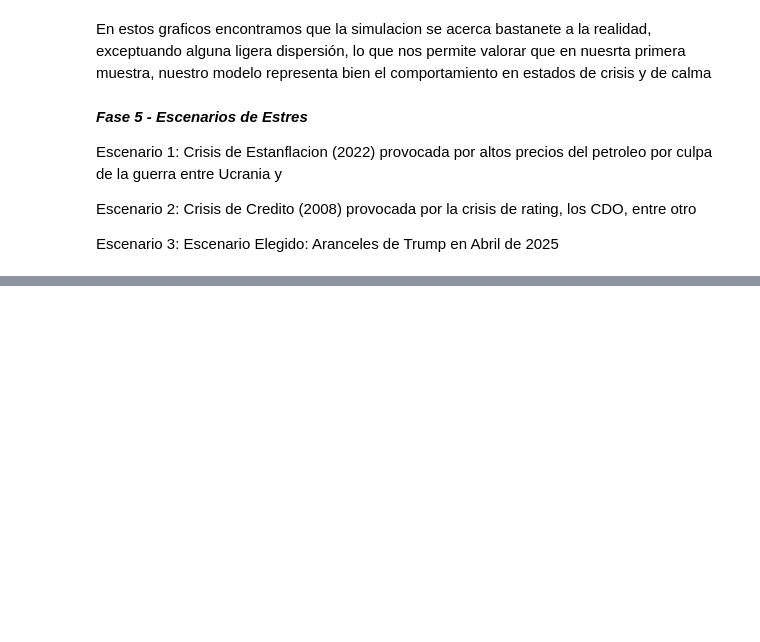
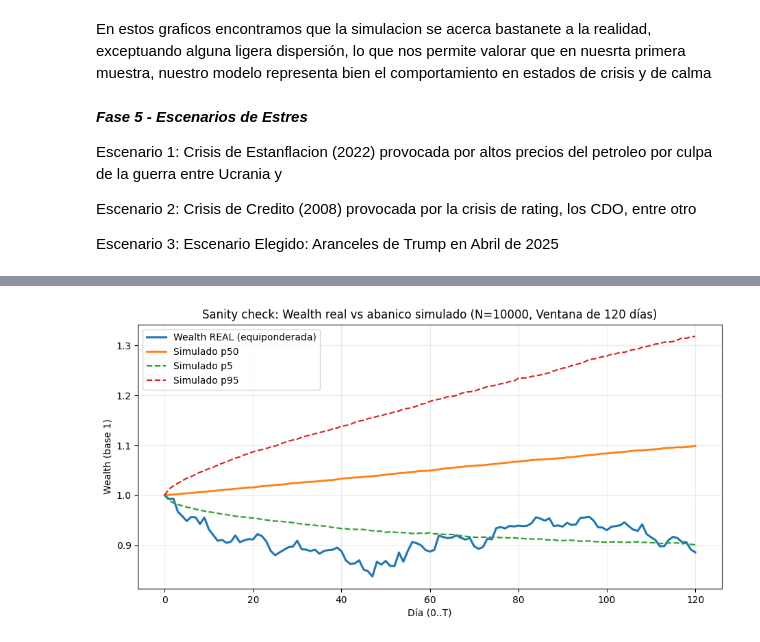
Before and after one commit to alonsodt/Practica-Riesgos-MIAX, a Jupyter notebook: Riesgos (1).ipynb, the cells around one changed output, grey strips where cells are left out. Drawn from its saved outputs; the diff is of its cells as text; code cells hidden in the pictures; blank space fills up the shorter version.

```diff
--- a/Riesgos (1).ipynb
+++ b/Riesgos (1).ipynb
@@ -2257,0 +1641,32 @@ ValueError: No consigo un subconjunto válido. k=2 | N_fit=60 | N_val=126 | n_da
+# %%
+sc_wealth = np.empty(simulation_window + 1)
+sc_wealth[0] = 1.0
+sc_wealth[1:] = np.cumprod(1.0 + sc_daily_percentage_returns.values)
+
+# Estado inicial para la simulación: estado al inicio de la ventana real (más “justo” para comparar)
+sc_windowed_crisis_prediction = wallet_crisis_prediction[second_case_start_date : second_case_end_date]
+sc_start_state = int(sc_windowed_crisis_prediction.iloc[0])
+
+# Ordenamos para poder trabajar en la simulacion con los percentiles
+sc_calm_lookup = get_lookups(wallet_calm_returns, second_case_start_date, second_case_end_date)
+sc_crisis_lookup = get_lookups(wallet_crisis_returns, second_case_start_date, second_case_end_date)
+
+sc_simulated_returns_percentages = np.empty((N_PATHS, simulation_window), dtype=np.float64)
+sc_simulated_wealth = np.empty((N_PATHS, simulation_window + 1), dtype=np.float64)
+# El wealth inicial es 1
+sc_simulated_wealth[:, 0] = 1.0
+
+# Todos los resultados de la simulacion
+sc_all_simulation_states = np.empty((N_PATHS, simulation_window), dtype=np.int8)
+# Simulacion "actual" en el bucle
+sc_t_simulation_states = np.full(N_PATHS, start_state, dtype=np.int8)
+# %%
+sc_simulated_wealth = simulate_wealth(tickers_to_keep, simulation_window, sc_simulated_returns_percentages, sc_simulated_wealth, sc_all_simulation_states, sc_t_simulation_states)
+# %%
+sc_p5  = np.percentile(sc_simulated_wealth, 5, axis=0)
+sc_p50 = np.percentile(sc_simulated_wealth, 50, axis=0)
+sc_p95 = np.percentile(sc_simulated_wealth, 95, axis=0)
+
+plot_wealth_simulation(simulation_window, sc_wealth, sc_p5, sc_p50, sc_p95)
+# %% [output]
+[figure, added]
```
Also changed, not shown: parts of 41 cells of this notebook.
